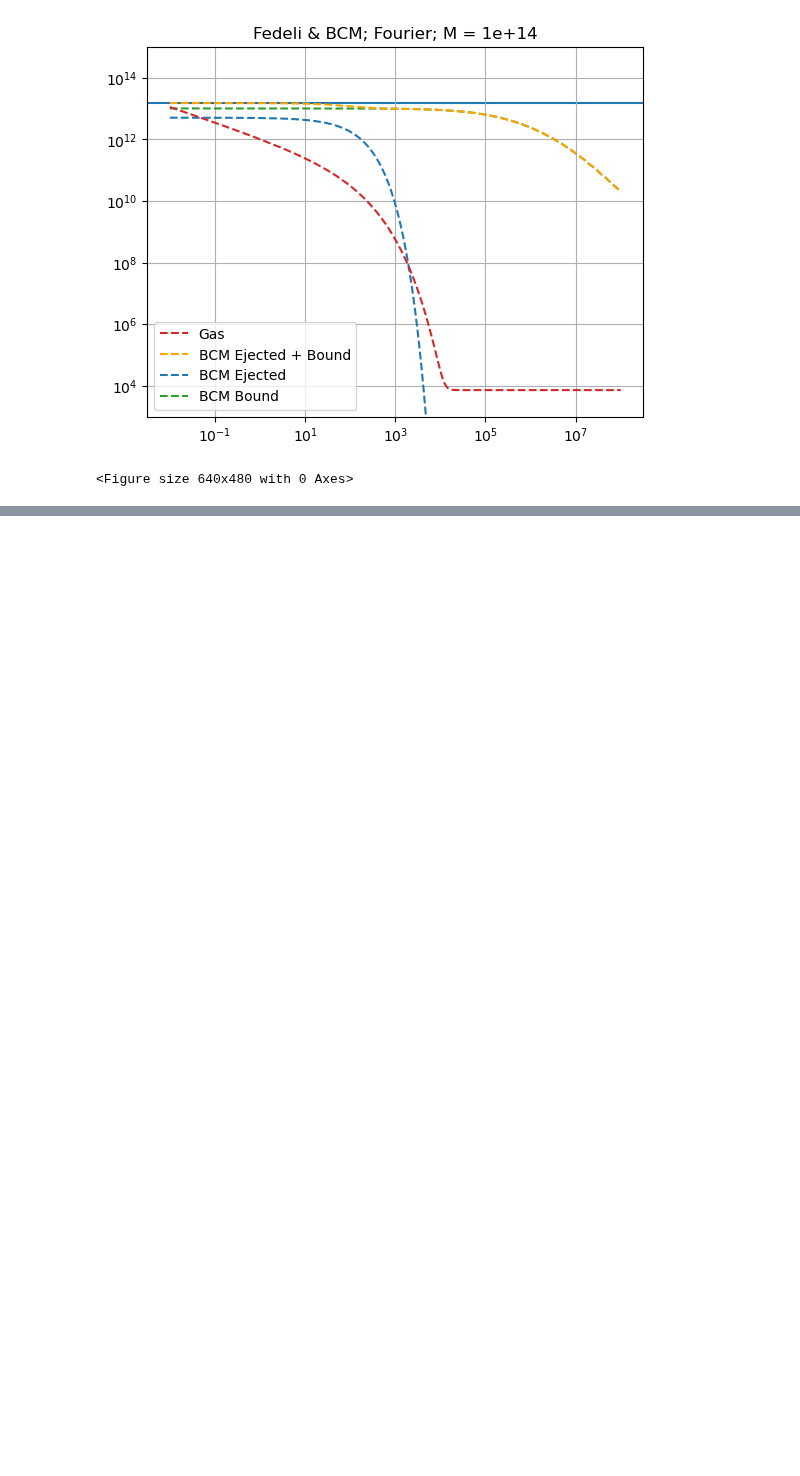
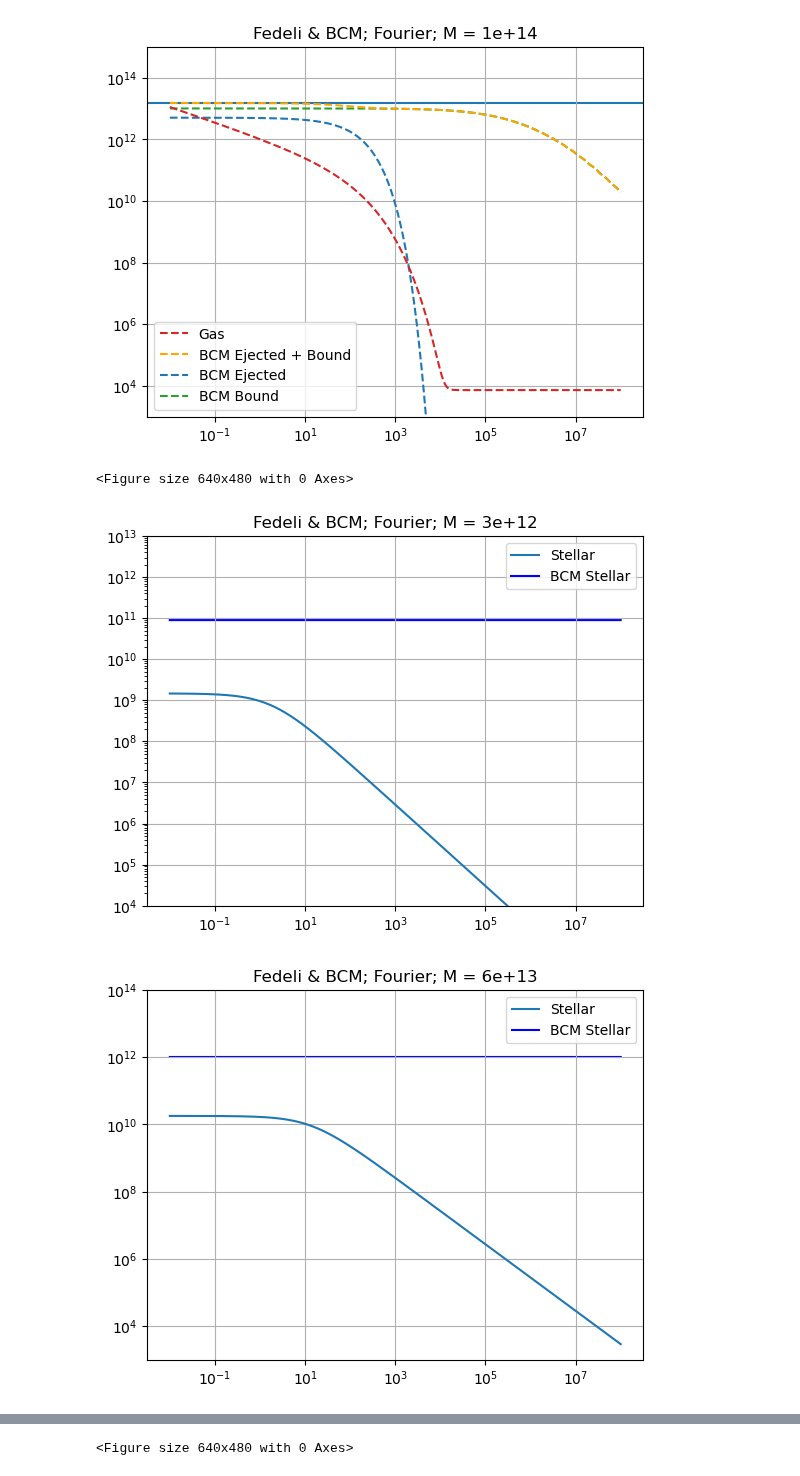
Before and after one commit to Catherine-Lambe/Oxford-Internship-Practices, a Jupyter notebook: Fedeli_2014/Fedeli_model_implement1_080824.ipynb, the cells around one changed output, grey strips where cells are left out. Cells and saved outputs as stored; diff of their text form; code cells hidden in the pictures; blank space fills up the shorter version.

```diff
--- a/Fedeli_2014/Fedeli_model_implement1_080824.ipynb
+++ b/Fedeli_2014/Fedeli_model_implement1_080824.ipynb
@@ -745,3 +745,21 @@ for i, mass in enumerate(trial_M):
 [figure]
 [figure]
 <Figure size 640x480 with 0 Axes>
+# %%
+colours = ['tab:blue', 'tab:orange', 'tab:green', 'tab:red'] #['r', 'g', 'b', 'k']
+ylim_plot = []
+for i, mass in enumerate(trial_M):
+    plt.plot(trial_r, trial_stel_fourier[i], '-', color=colours[0], zorder=6, label='Stellar');
+
+    plt.plot(trial_r, stel_fourier[i], 'b-', zorder=1, label='BCM Stellar');
+    plt.legend(loc='best')
+    plt.grid(True)
+    ylim_upper, ylim_lower = 1*10**(13+i), [1E4, 1E3, 1E3]
+    plt.ylim(ylim_lower[i], ylim_upper)
+    plt.xscale('log')
+    plt.yscale('log')
+    plt.title(f'Fedeli & BCM; Fourier; M = {mass:.1g}');
+    plt.figure();
+# %% [output]
+[figure, added]
+[figure, added]
@@ -747,0 +767 @@ for i, mass in enumerate(trial_M):
+<Figure size 640x480 with 0 Axes>
```
Also changed, not shown: parts of 2 cells of this notebook.
